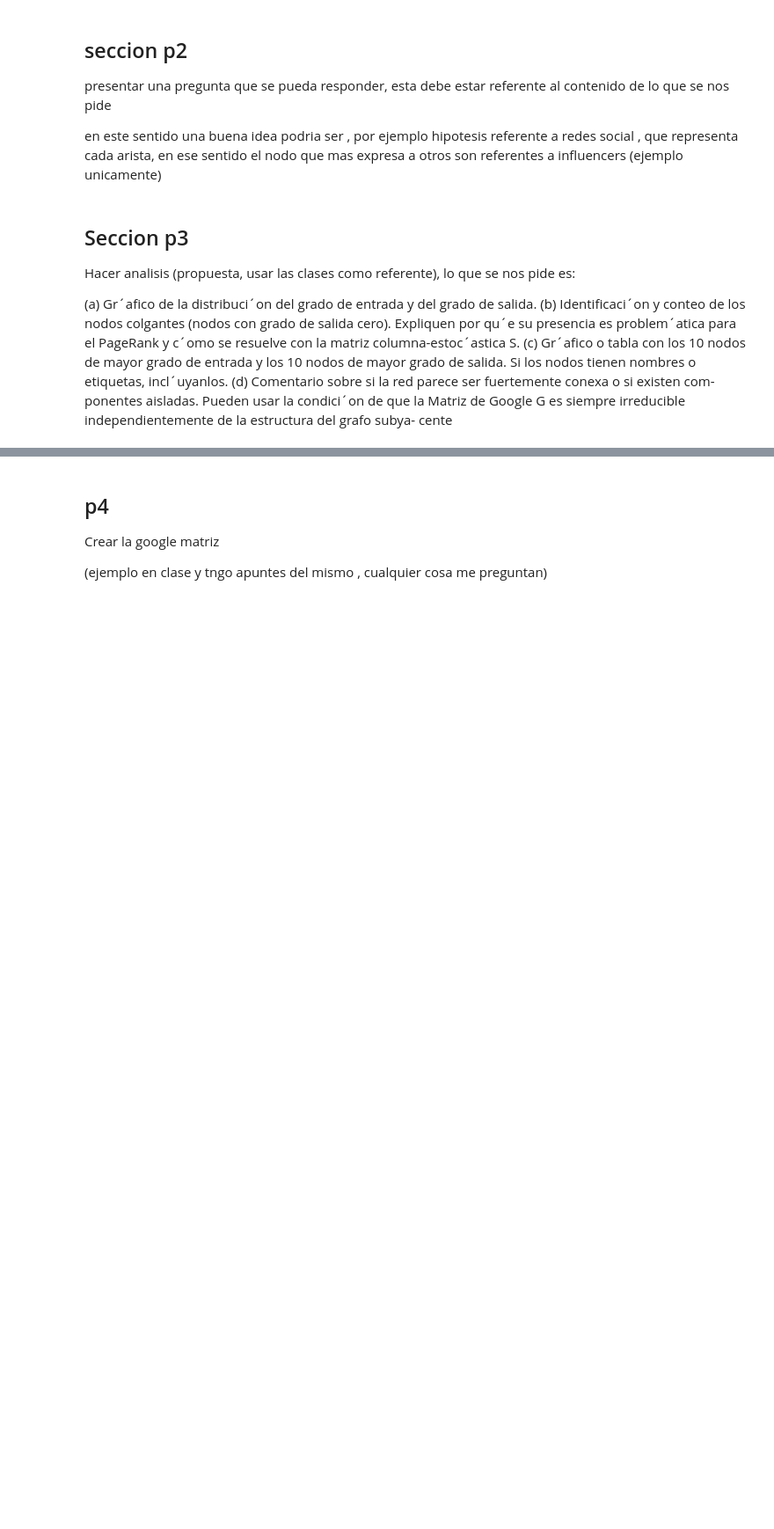
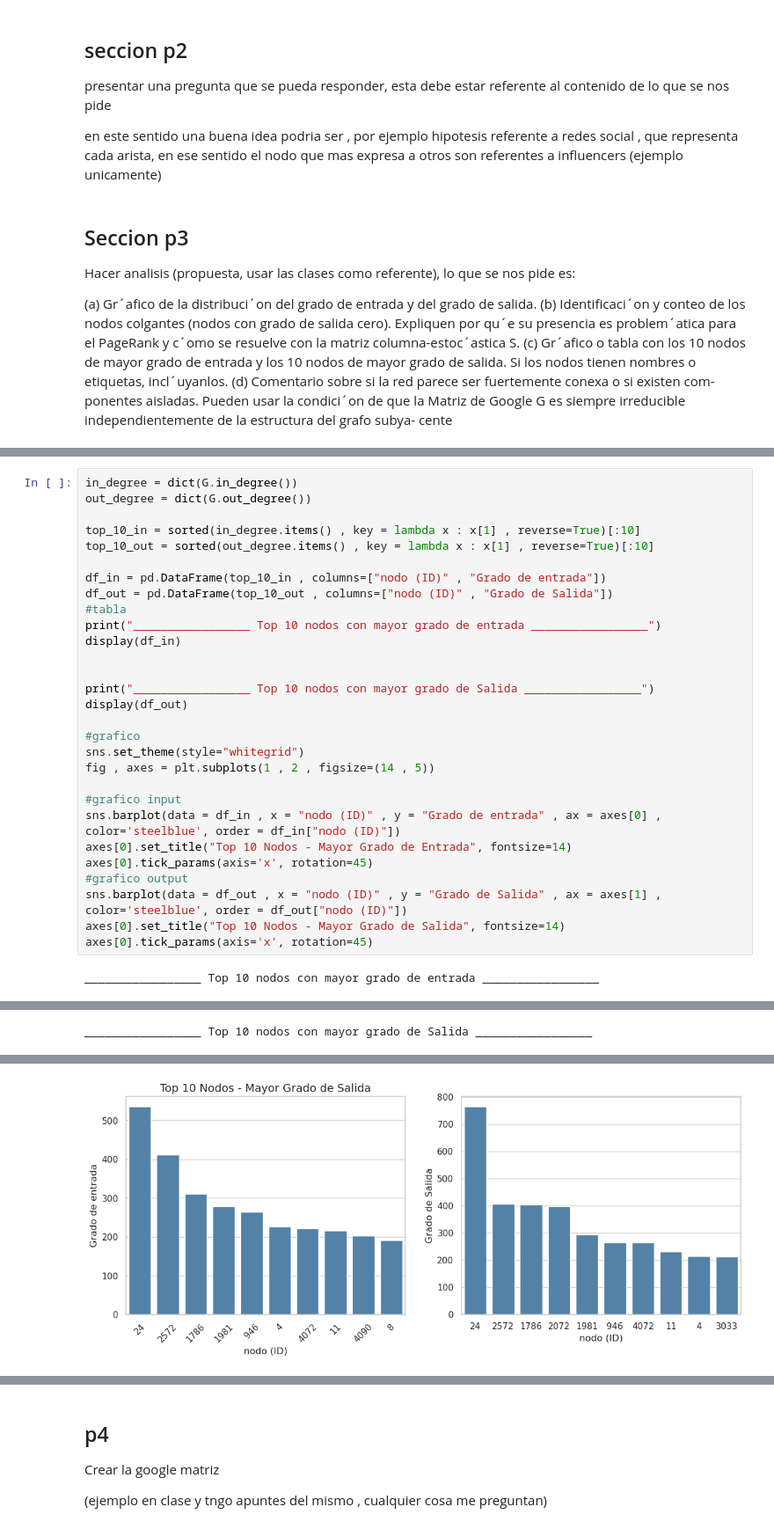
Before and after one commit to esteban78009/IMT2230-Proyecto_2-Creacion-de-page-rank, a Jupyter notebook: main.ipynb, the cells around one changed output, grey strips where cells are left out. Shown at 88% size. Cells and saved outputs as stored; diff of their text form; blank space fills up the shorter version.

```diff
--- a/main.ipynb
+++ b/main.ipynb
@@ -33,0 +100,31 @@ cente
+# %%
+in_degree = dict(G.in_degree())
+out_degree = dict(G.out_degree())
+
+top_10_in = sorted(in_degree.items() , key = lambda x : x[1] , reverse=True)[:10]
+top_10_out = sorted(out_degree.items() , key = lambda x : x[1] , reverse=True)[:10]
+
+df_in = pd.DataFrame(top_10_in , columns=["nodo (ID)" , "Grado de entrada"])
+df_out = pd.DataFrame(top_10_out , columns=["nodo (ID)" , "Grado de Salida"])
+#tabla
+print("_________________ Top 10 nodos con mayor grado de entrada _________________")
+display(df_in)
+
+
+print("_________________ Top 10 nodos con mayor grado de Salida _________________")
+display(df_out)
+
+#grafico
+sns.set_theme(style="whitegrid")
+fig , axes = plt.subplots(1 , 2 , figsize=(14 , 5))
+
+#grafico input
+sns.barplot(data = df_in , x = "nodo (ID)" , y = "Grado de entrada" , ax = axes[0] , color='steelblue', order = df_in["nodo (ID)"])
+axes[0].set_title("Top 10 Nodos - Mayor Grado de Entrada", fontsize=14)
+axes[0].tick_params(axis='x', rotation=45)
+#grafico output
+sns.barplot(data = df_out , x = "nodo (ID)" , y = "Grado de Salida" , ax = axes[1] , color='steelblue', order = df_out["nodo (ID)"])
+axes[0].set_title("Top 10 Nodos - Mayor Grado de Salida", fontsize=14)
+axes[0].tick_params(axis='x', rotation=45)
+# %% [output]
+_________________ Top 10 nodos con mayor grado de entrada _________________
@@ -33,0 +142 @@ cente
+_________________ Top 10 nodos con mayor grado de Salida _________________
@@ -33,0 +154 @@ cente
+[figure, added]
```
Also changed, not shown: parts of 14 cells of this notebook, 5 other files.
